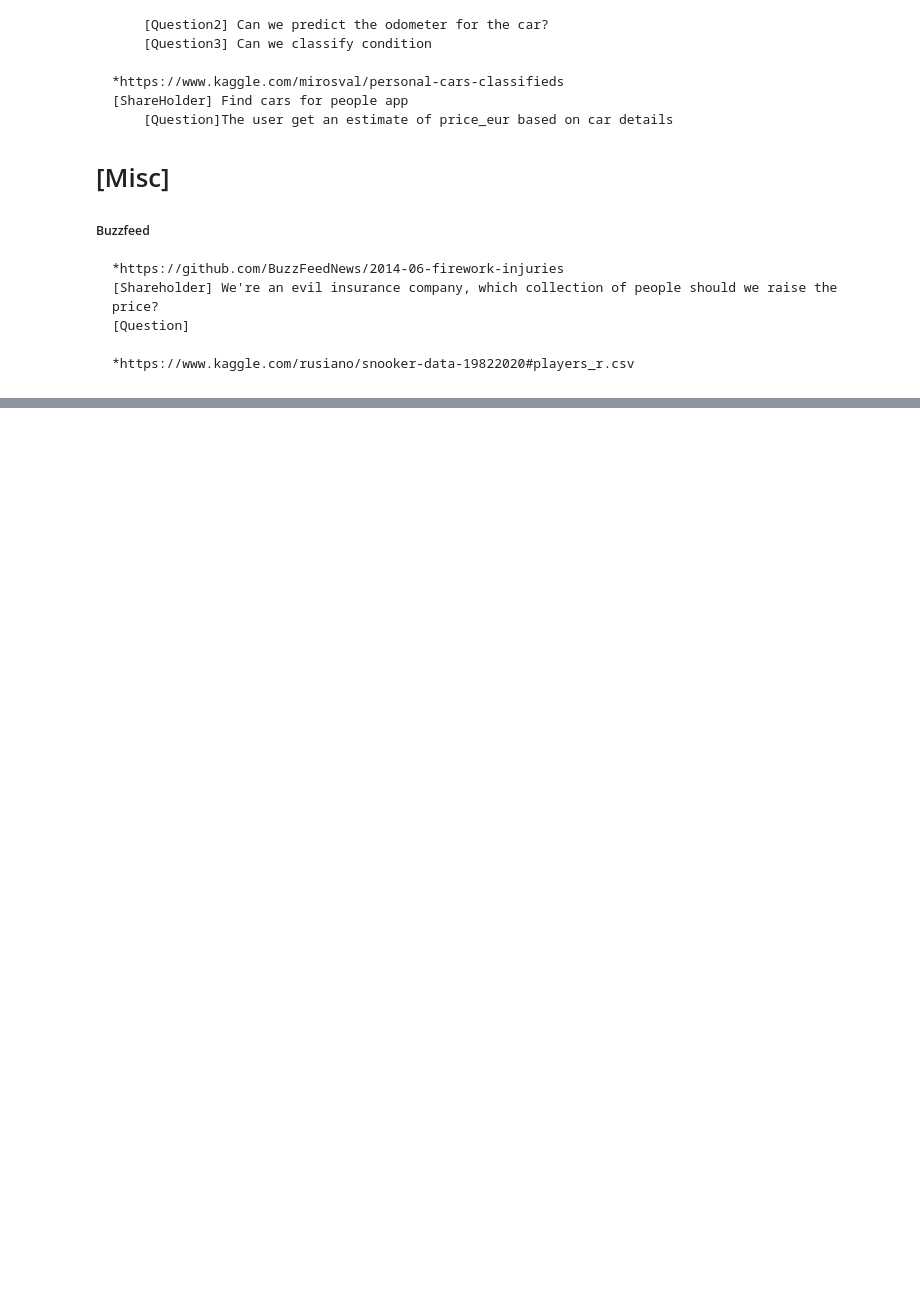
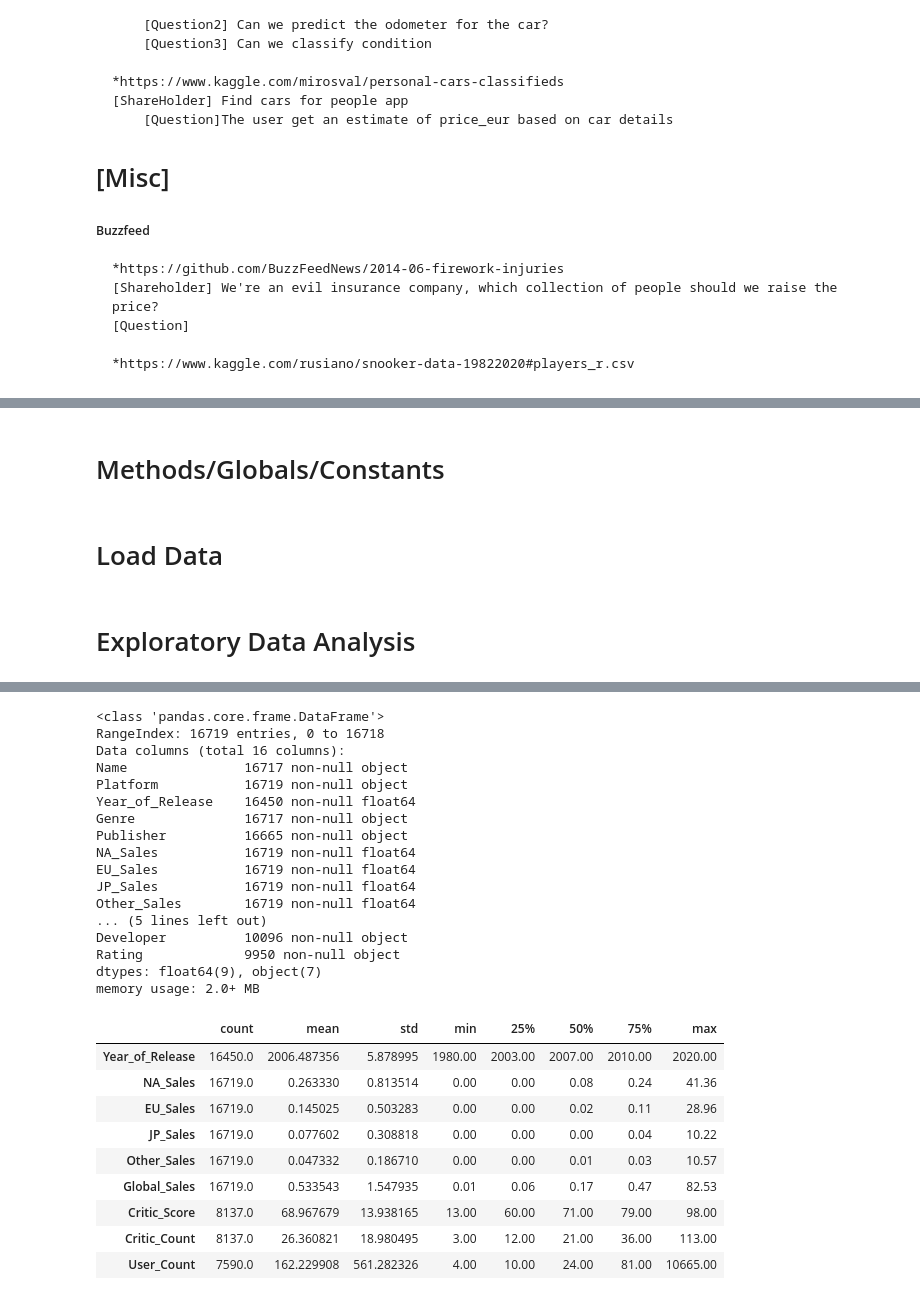
Before and after one commit to joseh4/projection_of_video_game_sales, a Jupyter notebook: master.ipynb, the cells around one changed output, grey strips where cells are left out. Drawn from its saved outputs; the diff is of its cells as text; code cells hidden in the pictures; blank space fills up the shorter version.

Commit message:
Data & EDA

```diff
--- a/master.ipynb
+++ b/master.ipynb
@@ -51,0 +85,2 @@
+# %% [markdown]
+# Methods/Globals/Constants
@@ -51,0 +99,12 @@
+# %% [markdown]
+# Load Data
+# %%
+_  = os.path.join('data', 'Video_Games_Sales_as_at_22_Dec_2016.csv')
+video_game_df = pd.read_csv(_)
+# %% [markdown]
+# Exploratory Data Analysis
+# %%
+display(video_game_df.head())
+video_game_df.info()
+display(video_game_df.describe().T)
+# %% [output]
@@ -51,0 +117,27 @@
+<class 'pandas.core.frame.DataFrame'>
+RangeIndex: 16719 entries, 0 to 16718
+Data columns (total 16 columns):
+Name               16717 non-null object
+Platform           16719 non-null object
+Year_of_Release    16450 non-null float64
+Genre              16717 non-null object
+Publisher          16665 non-null object
+NA_Sales           16719 non-null float64
+EU_Sales           16719 non-null float64
+JP_Sales           16719 non-null float64
+Other_Sales        16719 non-null float64
+... (5 lines left out)
+Developer          10096 non-null object
+Rating             9950 non-null object
+dtypes: float64(9), object(7)
+memory usage: 2.0+ MB
+|  | count | mean | std | min | 25% | 50% | 75% | max |
+| Year_of_Release | 16450.0 | 2006.487356 | 5.878995 | 1980.00 | 2003.00 | 2007.00 | 2010.00 | 2020.00 |
+| NA_Sales | 16719.0 | 0.263330 | 0.813514 | 0.00 | 0.00 | 0.08 | 0.24 | 41.36 |
+| EU_Sales | 16719.0 | 0.145025 | 0.503283 | 0.00 | 0.00 | 0.02 | 0.11 | 28.96 |
+| JP_Sales | 16719.0 | 0.077602 | 0.308818 | 0.00 | 0.00 | 0.00 | 0.04 | 10.22 |
+| Other_Sales | 16719.0 | 0.047332 | 0.186710 | 0.00 | 0.00 | 0.01 | 0.03 | 10.57 |
+| Global_Sales | 16719.0 | 0.533543 | 1.547935 | 0.01 | 0.06 | 0.17 | 0.47 | 82.53 |
+| Critic_Score | 8137.0 | 68.967679 | 13.938165 | 13.00 | 60.00 | 71.00 | 79.00 | 98.00 |
+| Critic_Count | 8137.0 | 26.360821 | 18.980495 | 3.00 | 12.00 | 21.00 | 36.00 | 113.00 |
+| User_Count | 7590.0 | 162.229908 | 561.282326 | 4.00 | 10.00 | 24.00 | 81.00 | 10665.00 |
```
Also changed, not shown: parts of 7 cells of this notebook, 1 other file.
